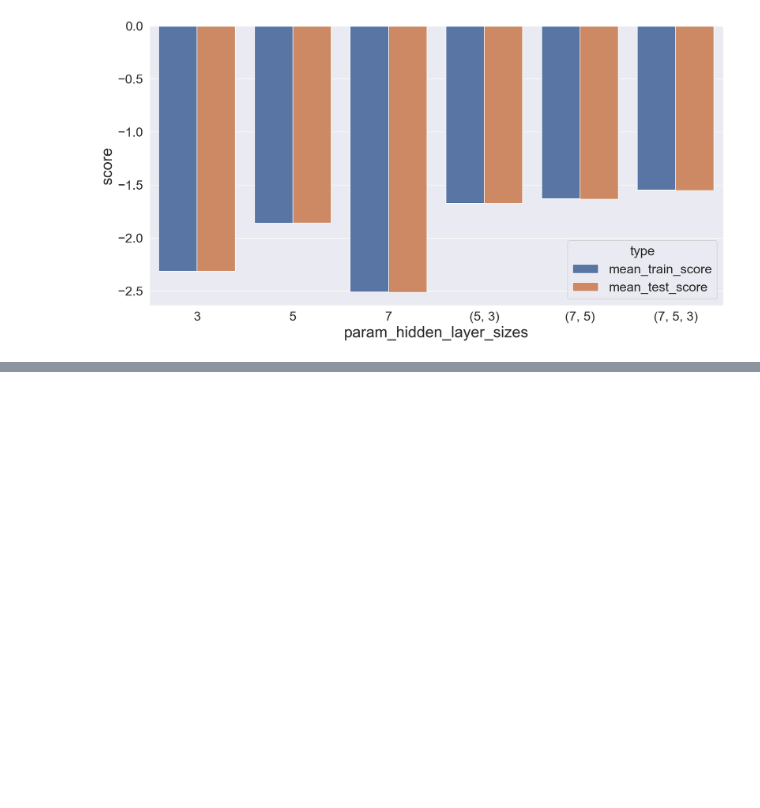
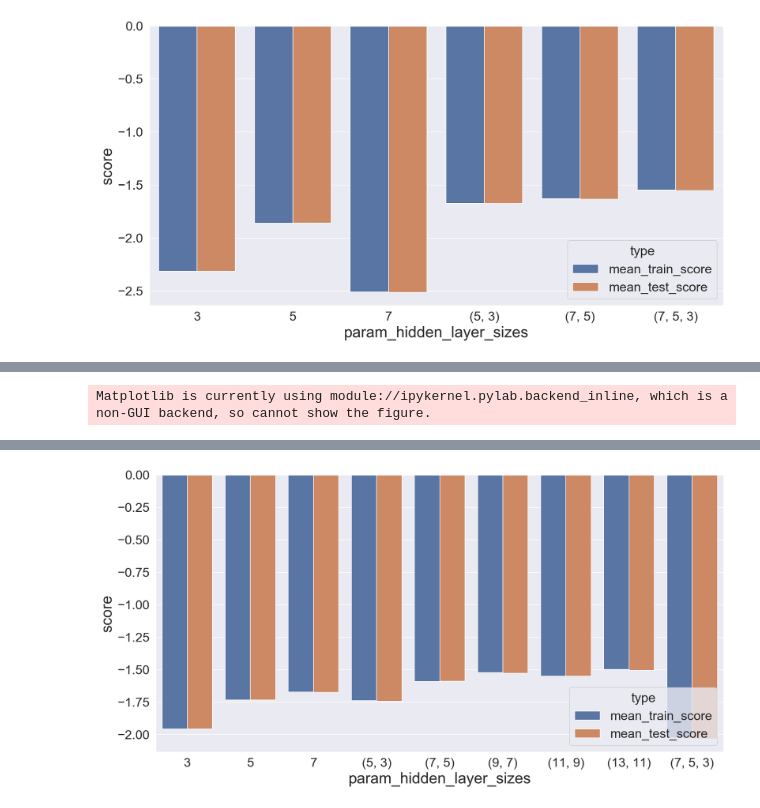
Before and after one commit to materialsvirtuallab/nano281, a Jupyter notebook: lectures/notebooks/Lecture 09 - Neural Networks.ipynb, the cells around one changed output, grey strips where cells are left out. Saved outputs shown, nothing was run; the diff lists cells and outputs as text; code cells hidden in the pictures; blank space fills up the shorter version.

```diff
--- a/lectures/notebooks/Lecture 09 - Neural Networks.ipynb
+++ b/lectures/notebooks/Lecture 09 - Neural Networks.ipynb
@@ -183,0 +201,17 @@ Matplotlib is currently using module://ipykernel.pylab.backend_inline, which is
+# %%
+x_small = data[[c for c in data.columns if c.endswith("Mean")]]
+nn = MLPRegressor(alpha=1e-4, random_state=1, learning_rate_init=0.01)
+gs = GridSearchCV(
+    nn,
+    param_grid={"hidden_layer_sizes": [(3), (5), (7), (5, 3), (7, 5), (9, 7), (11, 9), (13, 11), (7, 5, 3)]},
+    return_train_score=True,
+    scoring="neg_mean_squared_error",
+    cv=kfold
+)
+gs.fit(x_small, y_reg)
+plot_grid_search_results(gs).show()
+fig = plotly_grid_search_results(gs)
+fig.update_yaxes(title_text='-MSE')
+fig.show()
+# %% [output]
+Matplotlib is currently using module://ipykernel.pylab.backend_inline, which is a non-GUI backend, so cannot show the figure.
@@ -183,0 +219 @@ Matplotlib is currently using module://ipykernel.pylab.backend_inline, which is
+[figure, added]
```
Also changed, not shown: parts of 11 cells of this notebook, 2 other files.
